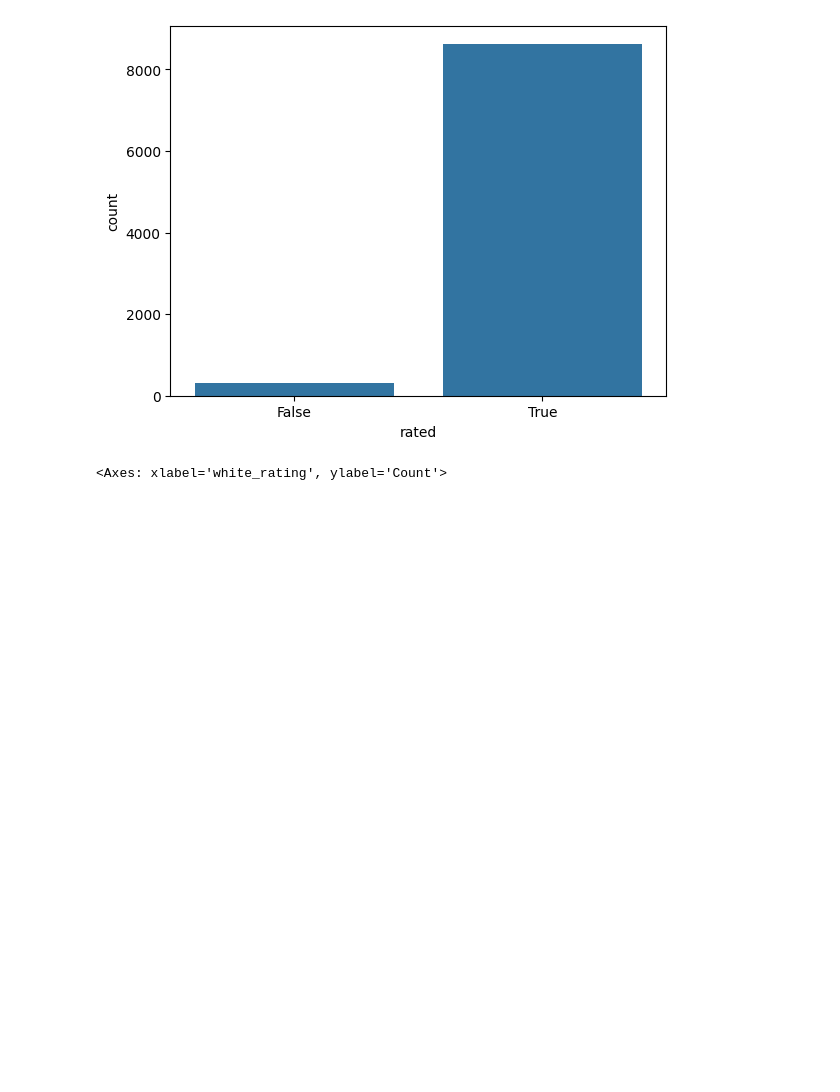
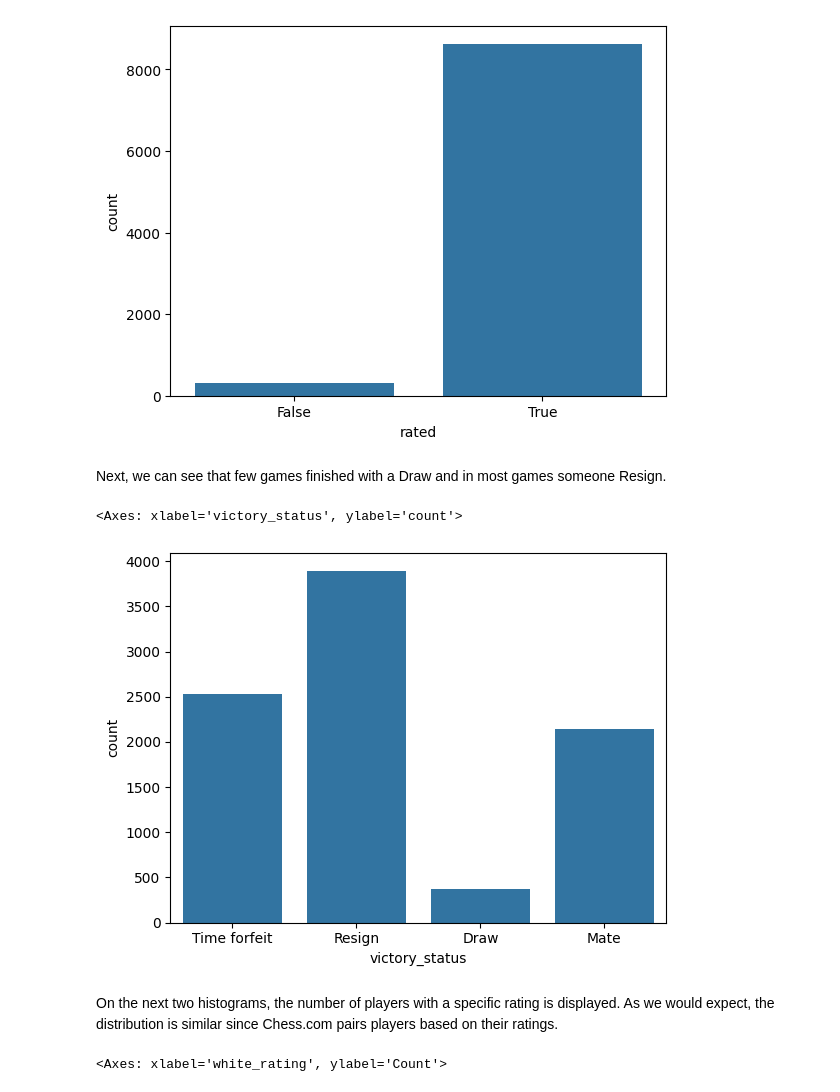
Before and after one commit to adpawel/chess-games-analysis, a Jupyter notebook: eda.ipynb, the cells around one changed output. Drawn from its saved outputs; the diff is of its cells as text; code cells hidden in the pictures; blank space fills up the shorter version.

```diff
--- a/eda.ipynb
+++ b/eda.ipynb
@@ -55,6 +75,15 @@ sns.countplot(x = games['rated'])
 # %% [output]
 <Axes: xlabel='rated', ylabel='count'>
 [figure]
+# %% [markdown]
+Next, we can see that few games finished with a Draw and in most games someone Resign.
+# %%
+sns.countplot(x = games['victory_status'])
+# %% [output]
+<Axes: xlabel='victory_status', ylabel='count'>
+[figure, added]
+# %% [markdown]
+On the next two histograms, the number of players with a specific rating is displayed. As we would expect, the distribution is similar since Chess.com pairs players based on their ratings.
 # %%
 sns.histplot(x = games['white_rating'])
 # %% [output]
```
Also changed, not shown: parts of 24 cells of this notebook.
